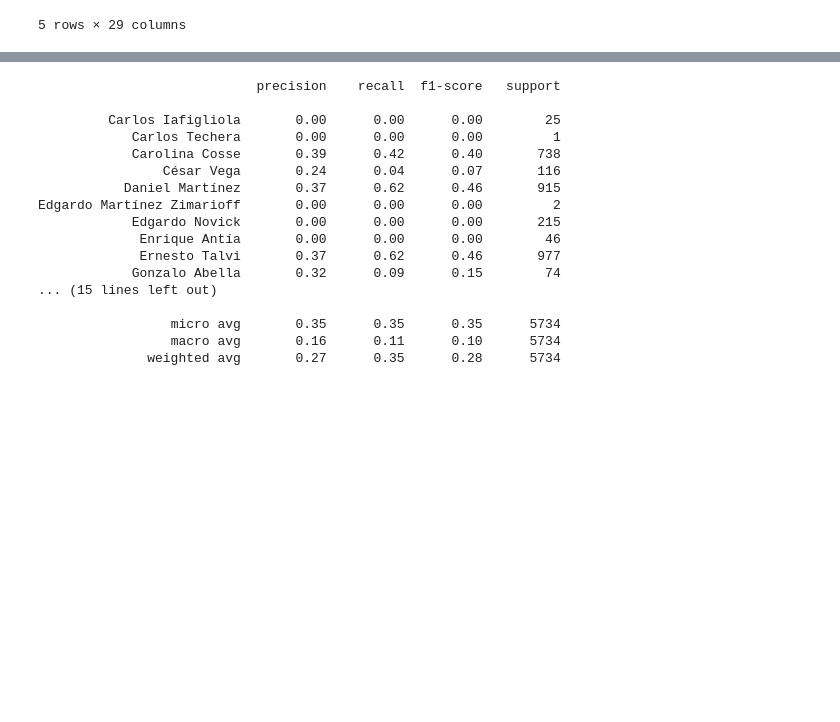
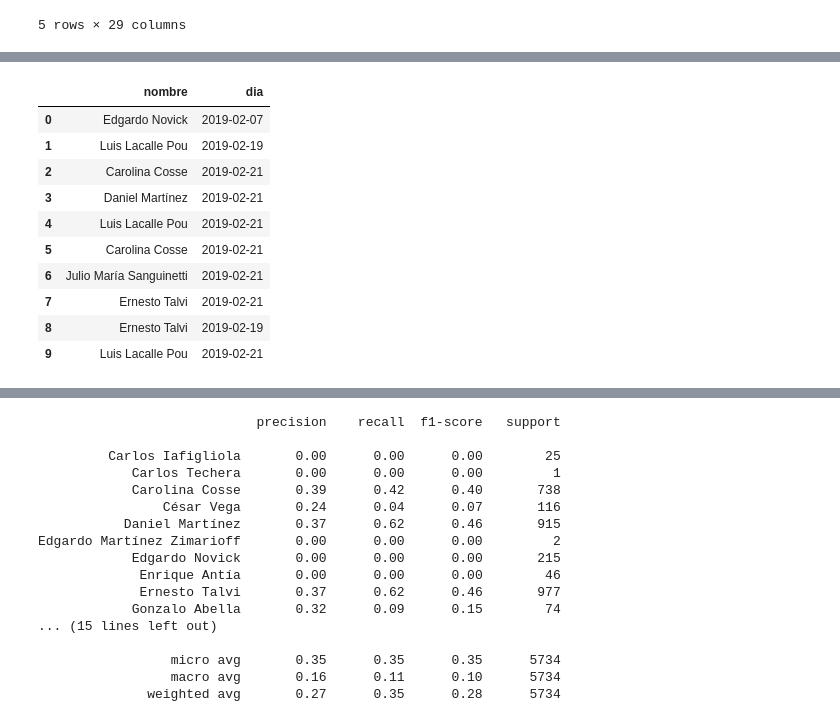
Before and after one commit to johnblanco/predictor_electoral, a Jupyter notebook: analisis respuestas.ipynb, the cells around one changed output, grey strips where cells are left out. Saved outputs shown, nothing was run; the diff lists cells and outputs as text; code cells hidden in the pictures; blank space fills up the shorter version.

```diff
--- a/analisis respuestas.ipynb
+++ b/analisis respuestas.ipynb
@@ -103,5 +105,18 @@ by_day.plot.barh(x='dia',y='cant',title='Por dia (ultimos 5 dias)')
 # %%
-# by_candidate = df[['nombre','fecha']]
-# by_candidate["dia"] = by_candidate.fecha.apply(lambda x: x[0:10])
-# by_candidate = by_candidate[by_candidate['dia'] > '2019-02-18']
-# by_candidate.head(10)
+by_candidate = df[['nombre','fecha']]
+by_candidate["dia"] = by_candidate.fecha.apply(lambda x: x[0:10])
+by_candidate.drop(columns=['fecha'],inplace=True)
+by_candidate.head(10)
+#TODO aca me gustaria hacer unas graficas por dia por candidato
+# %% [output]
+|  | nombre | dia |
+| 0 | Edgardo Novick | 2019-02-07 |
+| 1 | Luis Lacalle Pou | 2019-02-19 |
+| 2 | Carolina Cosse | 2019-02-21 |
+| 3 | Daniel Martínez | 2019-02-21 |
+| 4 | Luis Lacalle Pou | 2019-02-21 |
+| 5 | Carolina Cosse | 2019-02-21 |
+| 6 | Julio María Sanguinetti | 2019-02-21 |
+| 7 | Ernesto Talvi | 2019-02-21 |
+| 8 | Ernesto Talvi | 2019-02-19 |
+| 9 | Luis Lacalle Pou | 2019-02-21 |
```
Also changed, not shown: parts of 16 cells of this notebook.
